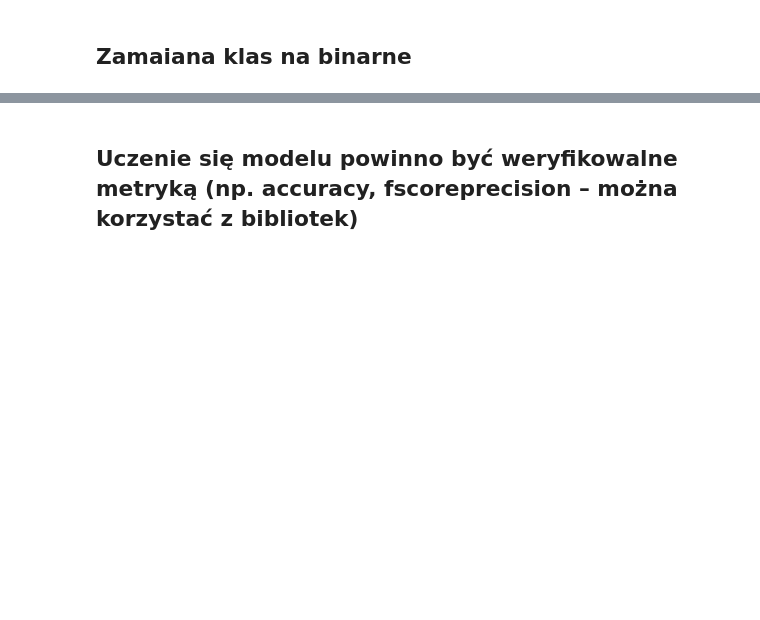
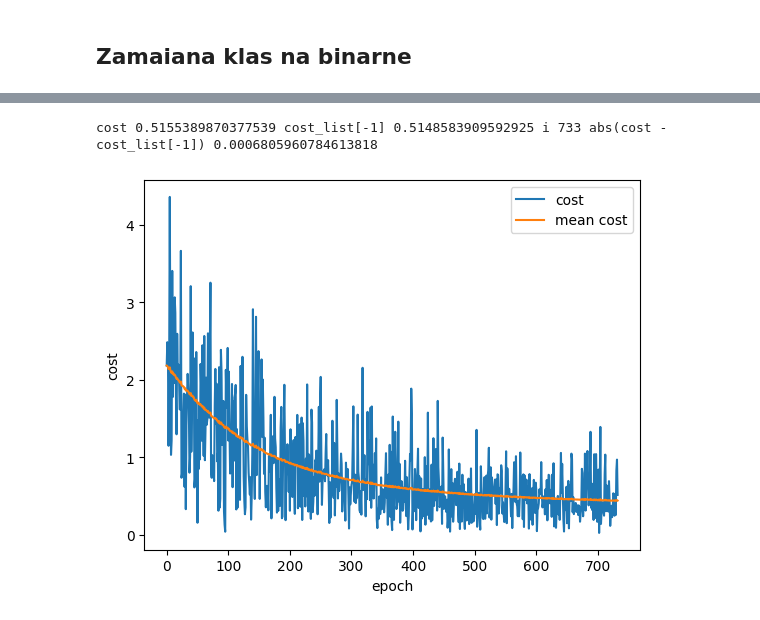
Before and after one commit to Filipstrozik/NeuralNetworks, a Jupyter notebook: CW1/data_exploration.ipynb, the cells around one changed output, grey strips where cells are left out. Drawn from its saved outputs; the diff is of its cells as text; code cells hidden in the pictures; blank space fills up the shorter version.

```diff
--- a/CW1/data_exploration.ipynb
+++ b/CW1/data_exploration.ipynb
@@ -305,0 +309,9 @@ X[numeric_features] = scaler.fit_transform(X[numeric_features])
+# %%
+def sigmoid(n):
+    print( 1/(1 + np.exp(-n)))
+
+sigmoid(10)
+sigmoid(20)
+sigmoid(30)
+sigmoid(40)
+sigmoid(50)
@@ -413,10 +430,19 @@ X_train, X_test, y_train, y_test = train_test_split(X, y, random_state=42)
 # %%
-clf = MiniBatchLogisticRegression(lr=0.001, epochs=1000, batch_size=5, seed=1)
+clf = MiniBatchLogisticRegression(lr=0.0005, epochs=3000, batch_size=10, seed=42, epsilon=0.001)
 
 clf.fit(X_train,y_train)
 y_pred = clf.predict(X_test)
+# %% [output]
+cost 0.5155389870377539 cost_list[-1] 0.5148583909592925 i 733 abs(cost - cost_list[-1]) 0.0006805960784613818
-# %% [markdown]
-## Uczenie się modelu powinno być weryfikowalne metryką (np. accuracy, fscoreprecision – można korzystać z bibliotek)
+# %%
+plt.plot(clf.cost_list, label='cost')
+plt.plot(clf.mean_cost_list, label='mean cost' )
+plt.legend(loc = 'best')
+plt.xlabel("epoch")
+plt.ylabel("cost")
+plt.show()
+# %% [output]
+[figure, added]
 # %%
 from sklearn.metrics import accuracy_score
 from sklearn.metrics import precision_score
```
Also changed, not shown: parts of 15 cells of this notebook.
